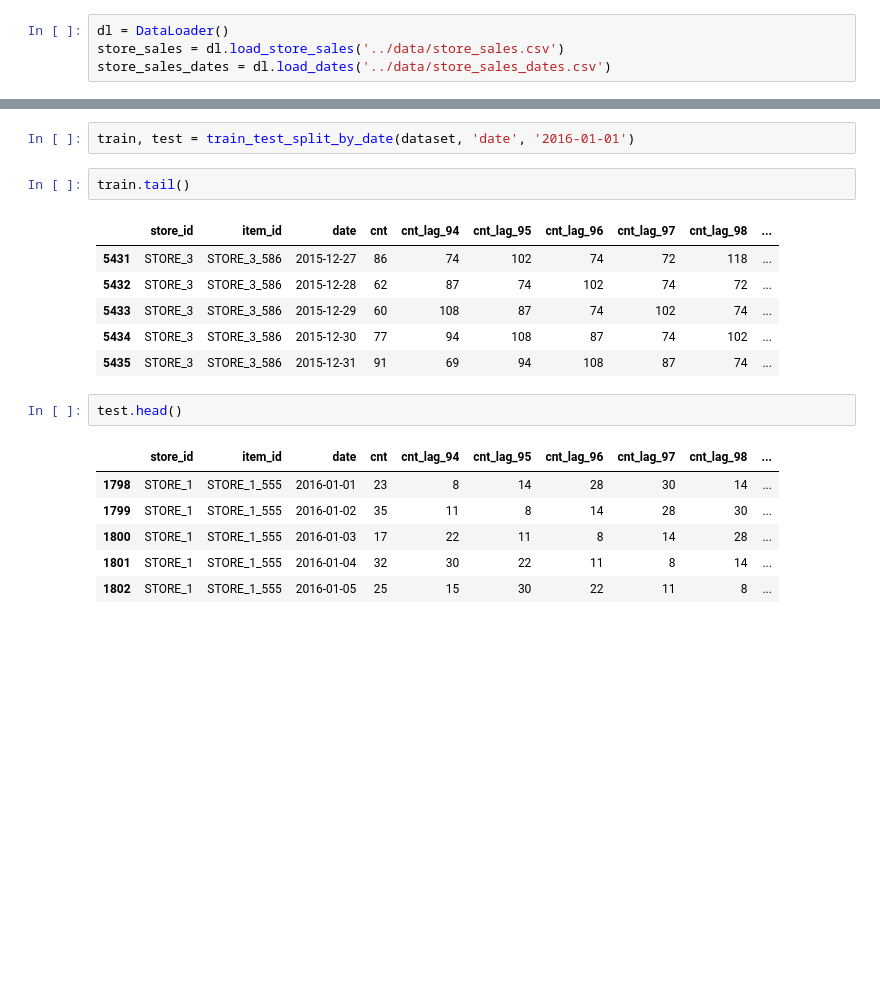
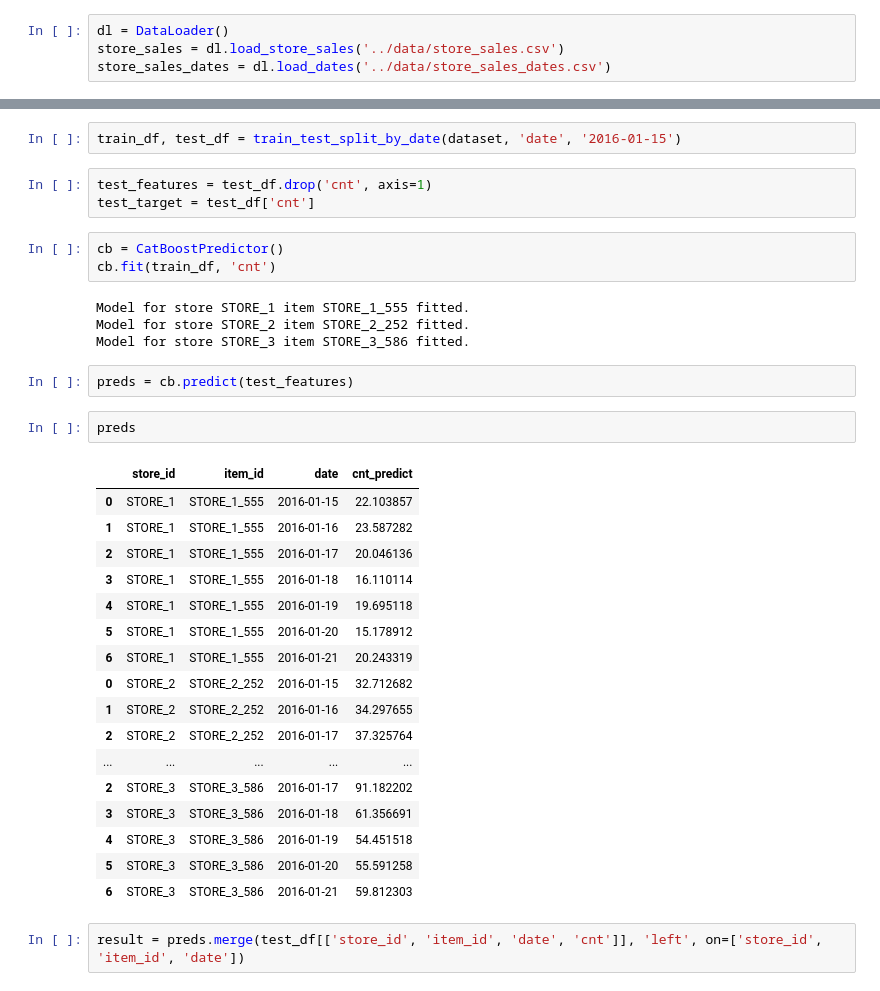
Before and after one commit to kazars24/ai-sop, a Jupyter notebook: notebooks/data_loader.ipynb, the cells around one changed output, grey strips where cells are left out. Cells and saved outputs as stored; diff of their text form; blank space fills up the shorter version.

Commit message:
add class CatBoostPredictor

```diff
--- a/notebooks/data_loader.ipynb
+++ b/notebooks/data_loader.ipynb
@@ -15,20 +157,36 @@ dataset = fm.make_features(store_sales, 'cnt', 93, 7, store_sales_dates)
 # %%
-train, test = train_test_split_by_date(dataset, 'date', '2016-01-01')
+train_df, test_df = train_test_split_by_date(dataset, 'date', '2016-01-15')
-# %%
-train.tail()
-# %% [output]
-|  | store_id | item_id | date | cnt | cnt_lag_94 | cnt_lag_95 | cnt_lag_96 | cnt_lag_97 | cnt_lag_98 | ... |
-| 5431 | STORE_3 | STORE_3_586 | 2015-12-27 | 86 | 74 | 102 | 74 | 72 | 118 | ... |
-| 5432 | STORE_3 | STORE_3_586 | 2015-12-28 | 62 | 87 | 74 | 102 | 74 | 72 | ... |
-| 5433 | STORE_3 | STORE_3_586 | 2015-12-29 | 60 | 108 | 87 | 74 | 102 | 74 | ... |
-| 5434 | STORE_3 | STORE_3_586 | 2015-12-30 | 77 | 94 | 108 | 87 | 74 | 102 | ... |
-| 5435 | STORE_3 | STORE_3_586 | 2015-12-31 | 91 | 69 | 94 | 108 | 87 | 74 | ... |
-# %%
-test.head()
-# %% [output]
-|  | store_id | item_id | date | cnt | cnt_lag_94 | cnt_lag_95 | cnt_lag_96 | cnt_lag_97 | cnt_lag_98 | ... |
-| 1798 | STORE_1 | STORE_1_555 | 2016-01-01 | 23 | 8 | 14 | 28 | 30 | 14 | ... |
-| 1799 | STORE_1 | STORE_1_555 | 2016-01-02 | 35 | 11 | 8 | 14 | 28 | 30 | ... |
-| 1800 | STORE_1 | STORE_1_555 | 2016-01-03 | 17 | 22 | 11 | 8 | 14 | 28 | ... |
-| 1801 | STORE_1 | STORE_1_555 | 2016-01-04 | 32 | 30 | 22 | 11 | 8 | 14 | ... |
-| 1802 | STORE_1 | STORE_1_555 | 2016-01-05 | 25 | 15 | 30 | 22 | 11 | 8 | ... |
+# %%
+test_features = test_df.drop('cnt', axis=1)
+test_target = test_df['cnt']
+# %%
+cb = CatBoostPredictor()
+cb.fit(train_df, 'cnt')
+# %% [output]
+Model for store STORE_1 item STORE_1_555 fitted.
+Model for store STORE_2 item STORE_2_252 fitted.
+Model for store STORE_3 item STORE_3_586 fitted.
+# %%
+preds = cb.predict(test_features)
+# %%
+preds
+# %% [output]
+|  | store_id | item_id | date | cnt_predict |
+| 0 | STORE_1 | STORE_1_555 | 2016-01-15 | 22.103857 |
+| 1 | STORE_1 | STORE_1_555 | 2016-01-16 | 23.587282 |
+| 2 | STORE_1 | STORE_1_555 | 2016-01-17 | 20.046136 |
+| 3 | STORE_1 | STORE_1_555 | 2016-01-18 | 16.110114 |
+| 4 | STORE_1 | STORE_1_555 | 2016-01-19 | 19.695118 |
+| 5 | STORE_1 | STORE_1_555 | 2016-01-20 | 15.178912 |
+| 6 | STORE_1 | STORE_1_555 | 2016-01-21 | 20.243319 |
+| 0 | STORE_2 | STORE_2_252 | 2016-01-15 | 32.712682 |
+| 1 | STORE_2 | STORE_2_252 | 2016-01-16 | 34.297655 |
+| 2 | STORE_2 | STORE_2_252 | 2016-01-17 | 37.325764 |
+| ... | ... | ... | ... | ... |
+| 2 | STORE_3 | STORE_3_586 | 2016-01-17 | 91.182202 |
+| 3 | STORE_3 | STORE_3_586 | 2016-01-18 | 61.356691 |
+| 4 | STORE_3 | STORE_3_586 | 2016-01-19 | 54.451518 |
+| 5 | STORE_3 | STORE_3_586 | 2016-01-20 | 55.591258 |
+| 6 | STORE_3 | STORE_3_586 | 2016-01-21 | 59.812303 |
+# %%
+result = preds.merge(test_df[['store_id', 'item_id', 'date', 'cnt']], 'left', on=['store_id', 'item_id', 'date'])
```
Also changed, not shown: parts of 7 cells of this notebook, 4 other files.
